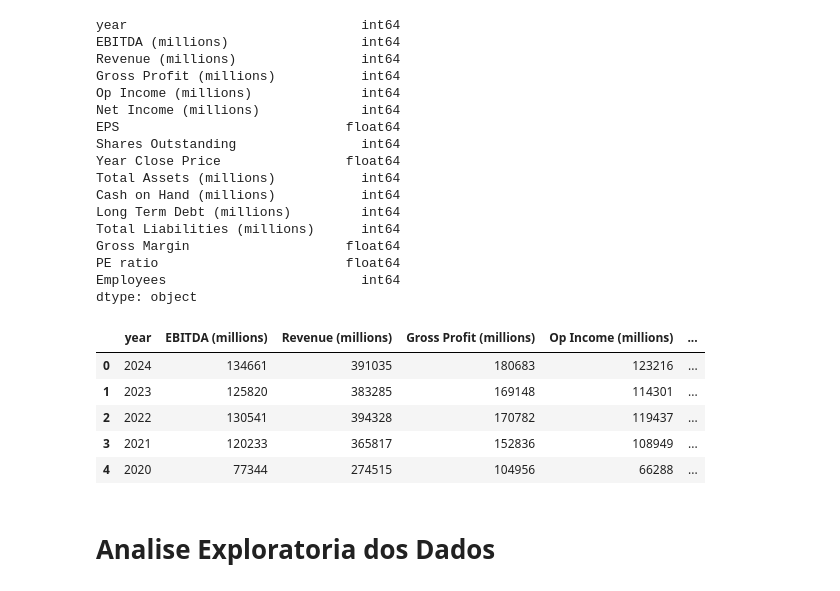
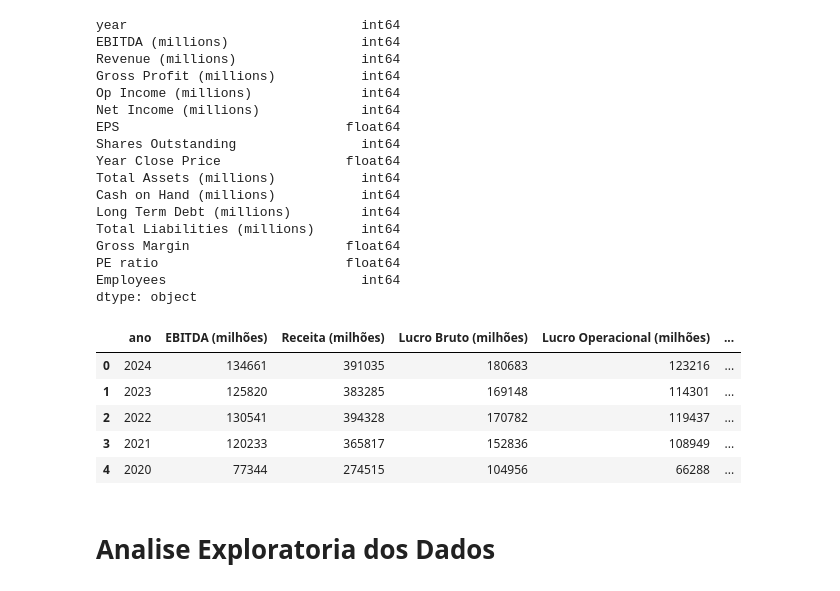
Before and after one commit to SamAmorim/Apple_Analytics, a Jupyter notebook: Apple_Analytics.ipynb, the cells around one changed output. Saved outputs shown, nothing was run; the diff lists cells and outputs as text; code cells hidden in the pictures.

```diff
--- a/Apple_Analytics.ipynb
+++ b/Apple_Analytics.ipynb
@@ -101,14 +110,18 @@ colunas_traduzidas = {
     'Total Liabilities (millions)': 'Passivos Totais (milhões)',
     'Gross Margin': 'Margem Bruta (%)',
     'PE ratio': 'Índice P/L',
-    'Employees': 'Empregados'
+    'Employees': 'QTD Empregados'
 }
+
+df = df.rename(columns=colunas_traduzidas)
-# %% [output]
-|  | year | EBITDA (millions) | Revenue (millions) | Gross Profit (millions) | Op Income (millions) | ... |
-| 0 | 2024 | 134661 | 391035 | 180683 | 123216 | ... |
-| 1 | 2023 | 125820 | 383285 | 169148 | 114301 | ... |
-| 2 | 2022 | 130541 | 394328 | 170782 | 119437 | ... |
-| 3 | 2021 | 120233 | 365817 | 152836 | 108949 | ... |
-| 4 | 2020 | 77344 | 274515 | 104956 | 66288 | ... |
+# %%
+df.head()
+# %% [output]
+|  | ano | EBITDA (milhões) | Receita (milhões) | Lucro Bruto (milhões) | Lucro Operacional (milhões) | ... |
+| 0 | 2024 | 134661 | 391035 | 180683 | 123216 | ... |
+| 1 | 2023 | 125820 | 383285 | 169148 | 114301 | ... |
+| 2 | 2022 | 130541 | 394328 | 170782 | 119437 | ... |
+| 3 | 2021 | 120233 | 365817 | 152836 | 108949 | ... |
+| 4 | 2020 | 77344 | 274515 | 104956 | 66288 | ... |
 # %% [markdown]
 # Analise Exploratoria dos Dados
```
Also changed, not shown: parts of 7 cells of this notebook.
